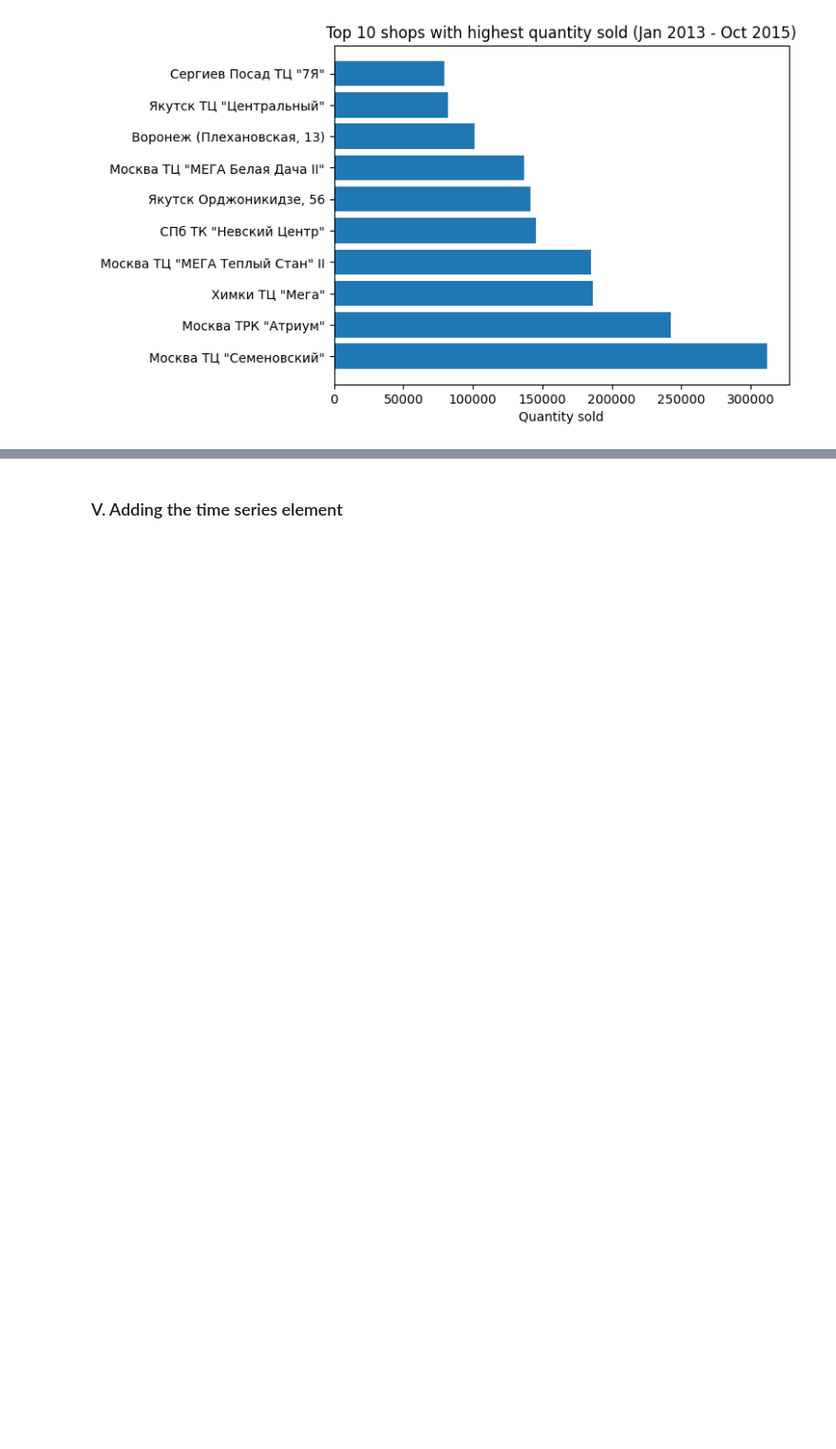
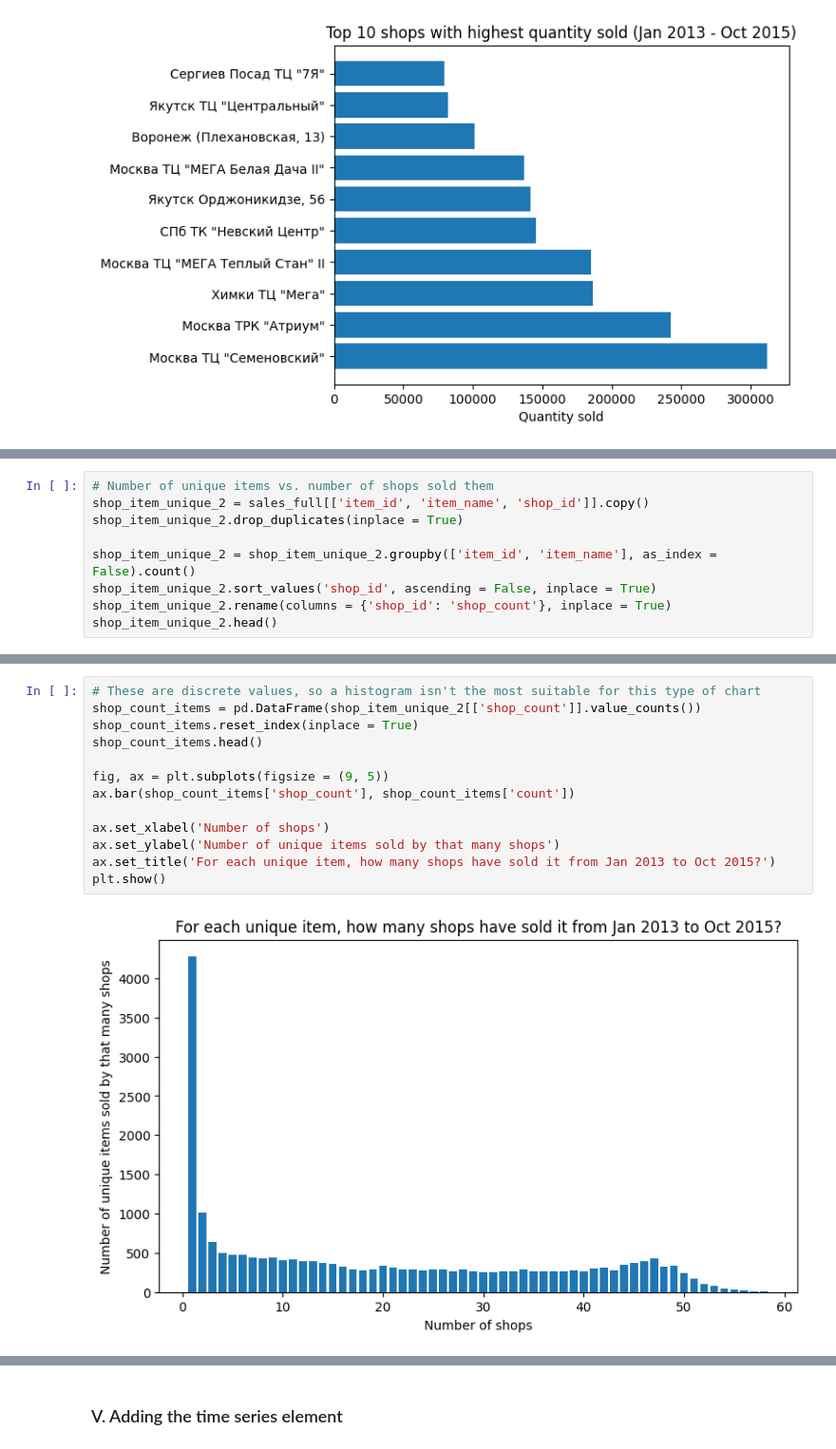
Before and after one commit to thaianle/future-sales-prediction, a Jupyter notebook: 01_analysis.ipynb, the cells around one changed output, grey strips where cells are left out. Shown at 95% size. Drawn from its saved outputs; the diff is of its cells as text; blank space fills up the shorter version.

```diff
--- a/prediction_code.ipynb
+++ b/01_analysis.ipynb
@@ -545,0 +579,9 @@ plt.show()
+# %%
+# Number of unique items vs. number of shops sold them
+shop_item_unique_2 = sales_full[['item_id', 'item_name', 'shop_id']].copy()
+shop_item_unique_2.drop_duplicates(inplace = True)
+
+shop_item_unique_2 = shop_item_unique_2.groupby(['item_id', 'item_name'], as_index = False).count()
+shop_item_unique_2.sort_values('shop_id', ascending = False, inplace = True)
+shop_item_unique_2.rename(columns = {'shop_id': 'shop_count'}, inplace = True)
+shop_item_unique_2.head()
@@ -545,0 +595,15 @@ plt.show()
+# %%
+# These are discrete values, so a histogram isn't the most suitable for this type of chart
+shop_count_items = pd.DataFrame(shop_item_unique_2[['shop_count']].value_counts())
+shop_count_items.reset_index(inplace = True)
+shop_count_items.head()
+
+fig, ax = plt.subplots(figsize = (9, 5))
+ax.bar(shop_count_items['shop_count'], shop_count_items['count'])
+
+ax.set_xlabel('Number of shops')
+ax.set_ylabel('Number of unique items sold by that many shops')
+ax.set_title('For each unique item, how many shops have sold it from Jan 2013 to Oct 2015?')
+plt.show()
+# %% [output]
+[figure, added]
```
Also changed, not shown: parts of 62 cells of this notebook, 1 other file.
